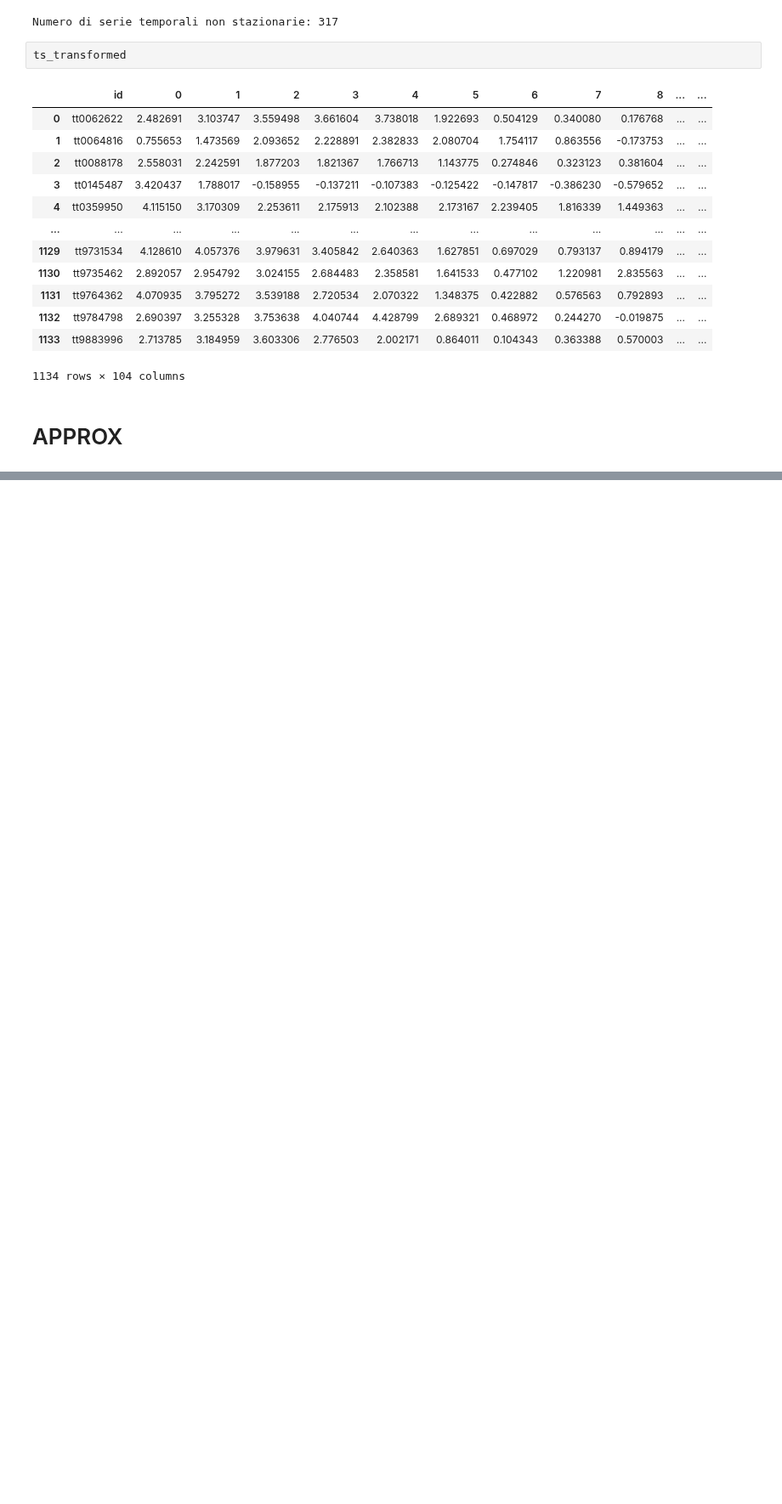
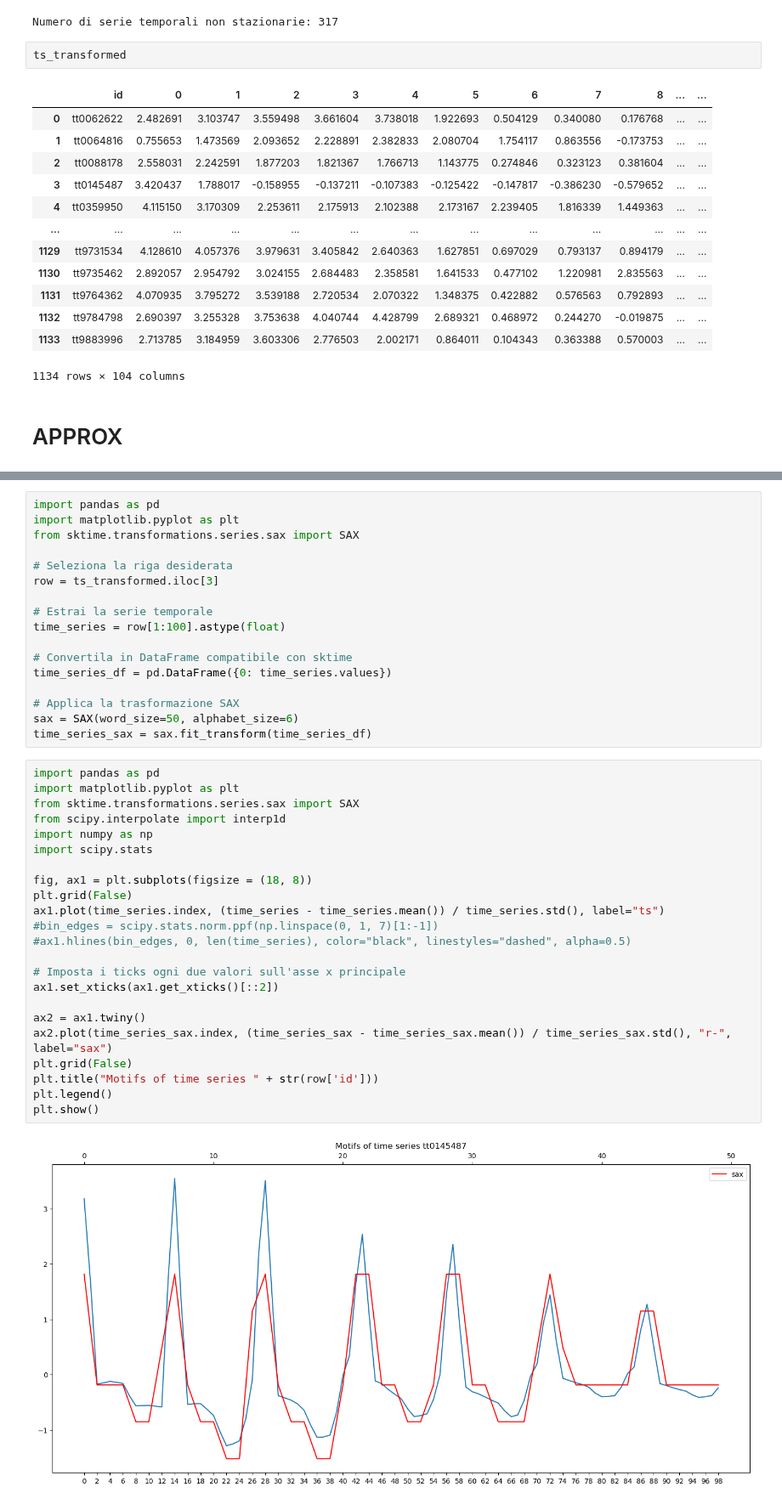
Before and after one commit to luigiascio/Data-Mining-2, a Jupyter notebook: time_series/TS_prep.ipynb, the cells around one changed output, grey strips where cells are left out. Shown at 85% size. Drawn from its saved outputs; the diff is of its cells as text; blank space fills up the shorter version.

```diff
--- a/time_series/TS_prep.ipynb
+++ b/time_series/TS_prep.ipynb
@@ -700,0 +613,42 @@ plt.show()
+# %%
+import pandas as pd
+import matplotlib.pyplot as plt
+from sktime.transformations.series.sax import SAX
+
+# Seleziona la riga desiderata
+row = ts_transformed.iloc[3]
+
+# Estrai la serie temporale
+time_series = row[1:100].astype(float)
+
+# Convertila in DataFrame compatibile con sktime
+time_series_df = pd.DataFrame({0: time_series.values})
+
+# Applica la trasformazione SAX
+sax = SAX(word_size=50, alphabet_size=6)
+time_series_sax = sax.fit_transform(time_series_df)
+# %%
+import pandas as pd
+import matplotlib.pyplot as plt
+from sktime.transformations.series.sax import SAX
+from scipy.interpolate import interp1d
+import numpy as np
+import scipy.stats
+
+fig, ax1 = plt.subplots(figsize = (18, 8))
+plt.grid(False)
+ax1.plot(time_series.index, (time_series - time_series.mean()) / time_series.std(), label="ts")
+#bin_edges = scipy.stats.norm.ppf(np.linspace(0, 1, 7)[1:-1])
+#ax1.hlines(bin_edges, 0, len(time_series), color="black", linestyles="dashed", alpha=0.5)
+
+# Imposta i ticks ogni due valori sull'asse x principale
+ax1.set_xticks(ax1.get_xticks()[::2])
+
+ax2 = ax1.twiny()
+ax2.plot(time_series_sax.index, (time_series_sax - time_series_sax.mean()) / time_series_sax.std(), "r-", label="sax")
+plt.grid(False)
+plt.title("Motifs of time series " + str(row['id']))
+plt.legend()
+plt.show()
+# %% [output]
+[figure, added]
```
Also changed, not shown: parts of 13 cells of this notebook, 1 other file.
